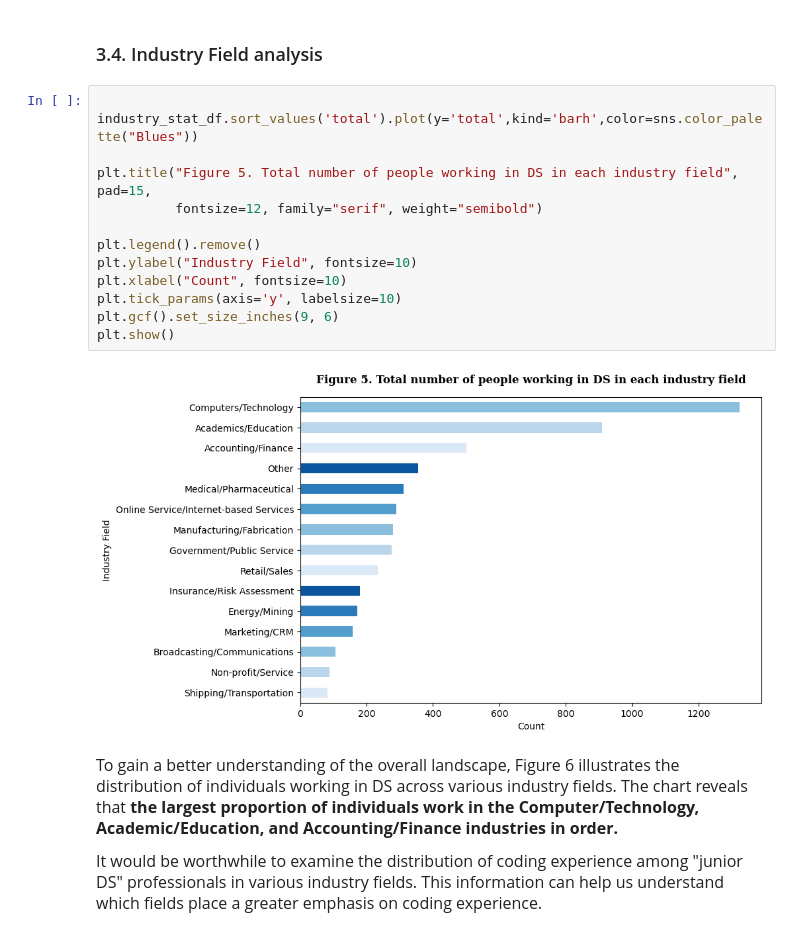
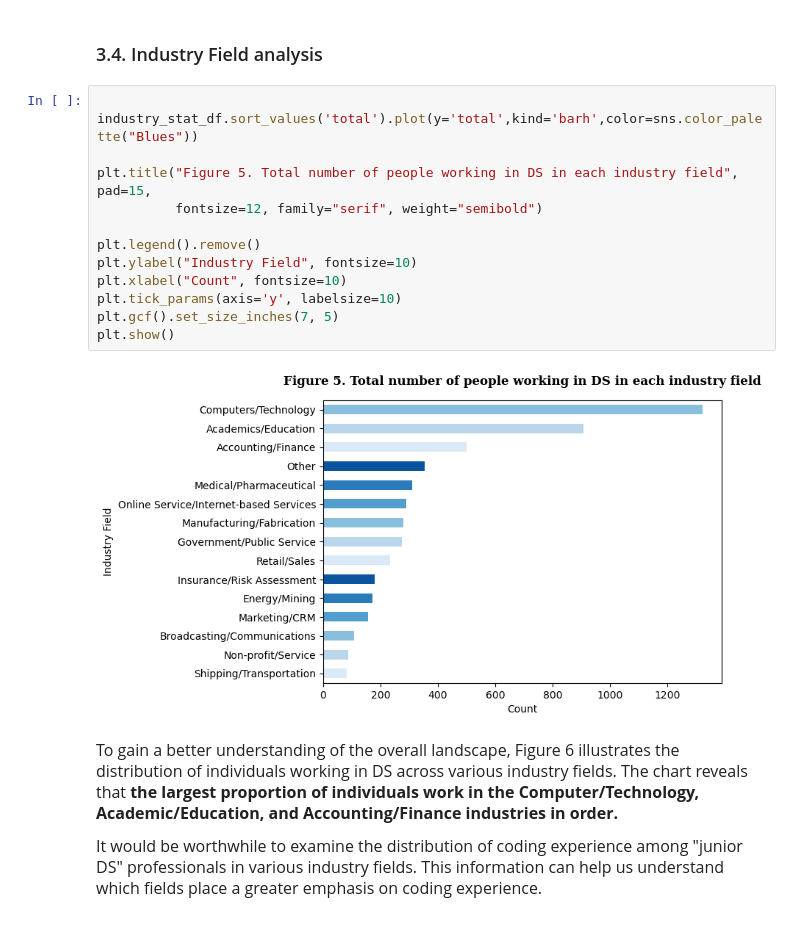
Before and after one commit to hadis-raad/newcomers_in_ds, a Jupyter notebook: notebook1937c1ae19.ipynb, the cells around one changed output. Cells and saved outputs as stored; diff of their text form.

```diff
--- a/notebook1937c1ae19.ipynb
+++ b/notebook1937c1ae19.ipynb
@@ -383,18 +383,18 @@ fig.update_layout(showlegend=True, height=700, width=1100, font=dict(size=14, fa
 # %%
 
 industry_stat_df.sort_values('total').plot(y='total',kind='barh',color=sns.color_palette("Blues"))
 
 plt.title("Figure 5. Total number of people working in DS in each industry field", pad=15,
           fontsize=12, family="serif", weight="semibold")
 
 plt.legend().remove()
 plt.ylabel("Industry Field", fontsize=10)
 plt.xlabel("Count", fontsize=10)
 plt.tick_params(axis='y', labelsize=10)
-plt.gcf().set_size_inches(9, 6)
+plt.gcf().set_size_inches(7, 5)
 plt.show()
 # %% [output]
-[figure, old version]
+[figure, new version]
 # %% [markdown]
 
 <font size = "3">To gain a better understanding of the overall landscape, Figure 6 illustrates the distribution of individuals working in DS across various industry fields. The chart reveals that <b>the largest proportion of individuals work in the Computer/Technology, Academic/Education, and Accounting/Finance industries in order.</b></font>
```
Also changed, not shown: parts of 3 cells of this notebook.
